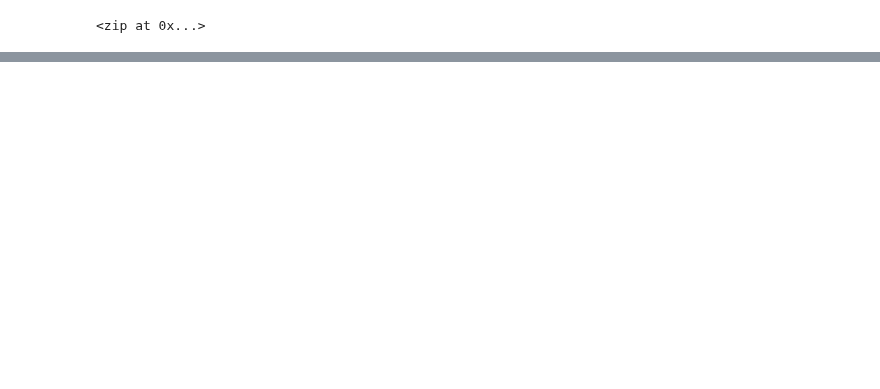
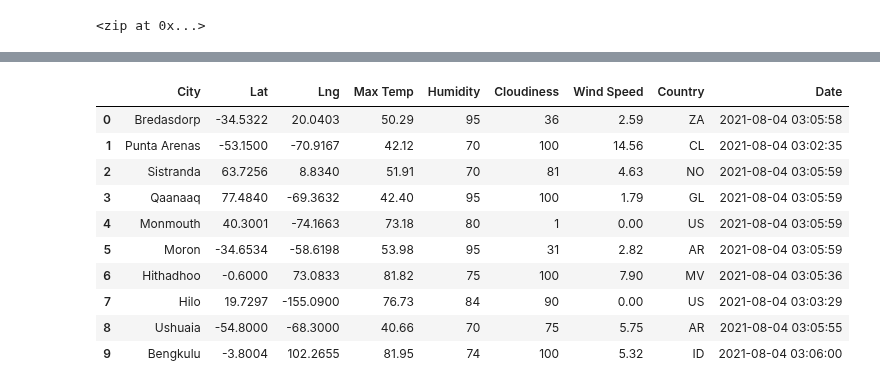
Before and after one commit to peterdyke/World_Weather_Analysis, a Jupyter notebook: WeatherPy.ipynb, the cells around one changed output, grey strips where cells are left out. Drawn from its saved outputs; the diff is of its cells as text; code cells hidden in the pictures; blank space fills up the shorter version.

Commit message:
Updated gitignore, added weather_data csv file, updated weather_data code

```diff
--- a/WeatherPy.ipynb
+++ b/WeatherPy.ipynb
@@ -27,3 +22,7 @@ coordinates = zip(x, y)
 # %%
 # Add the latitudes and longitudes to a list.
 coordinates = list(lat_lngs)
+# %%
+# Use the tuple() function to display the latitude and longitude combinations.
+for coordinate in coordinates:
+    print(coordinate[0], coordinate[1])
@@ -30,3 +47,6 @@ coordinates = list(lat_lngs)
+# %%
+# Starting URL for Weather Map API Call.
+url = "http://api.openweathermap.org/data/2.5/weather?units=Imperial&APPID=" + weather_api_key
 # %%
 # Create a list for holding the cities.
 cities = []
@@ -43,0 +141,16 @@ len(cities)
+# %%
+# Convert the array of dictionaries to a Pandas DataFrame.
+city_data_df = pd.DataFrame(city_data)
+city_data_df.head(10)
+# %% [output]
+|  | City | Lat | Lng | Max Temp | Humidity | Cloudiness | Wind Speed | Country | Date |
+| 0 | Bredasdorp | -34.5322 | 20.0403 | 50.29 | 95 | 36 | 2.59 | ZA | 2021-08-04 03:05:58 |
+| 1 | Punta Arenas | -53.1500 | -70.9167 | 42.12 | 70 | 100 | 14.56 | CL | 2021-08-04 03:02:35 |
+| 2 | Sistranda | 63.7256 | 8.8340 | 51.91 | 70 | 81 | 4.63 | NO | 2021-08-04 03:05:59 |
+| 3 | Qaanaaq | 77.4840 | -69.3632 | 42.40 | 95 | 100 | 1.79 | GL | 2021-08-04 03:05:59 |
+| 4 | Monmouth | 40.3001 | -74.1663 | 73.18 | 80 | 1 | 0.00 | US | 2021-08-04 03:05:59 |
+| 5 | Moron | -34.6534 | -58.6198 | 53.98 | 95 | 31 | 2.82 | AR | 2021-08-04 03:05:59 |
+| 6 | Hithadhoo | -0.6000 | 73.0833 | 81.82 | 75 | 100 | 7.90 | MV | 2021-08-04 03:05:36 |
+| 7 | Hilo | 19.7297 | -155.0900 | 76.73 | 84 | 90 | 0.00 | US | 2021-08-04 03:03:29 |
+| 8 | Ushuaia | -54.8000 | -68.3000 | 40.66 | 70 | 75 | 5.75 | AR | 2021-08-04 03:05:55 |
+| 9 | Bengkulu | -3.8004 | 102.2655 | 81.95 | 74 | 100 | 5.32 | ID | 2021-08-04 03:06:00 |
```
Also changed, not shown: parts of 10 cells of this notebook, 2 other files.
